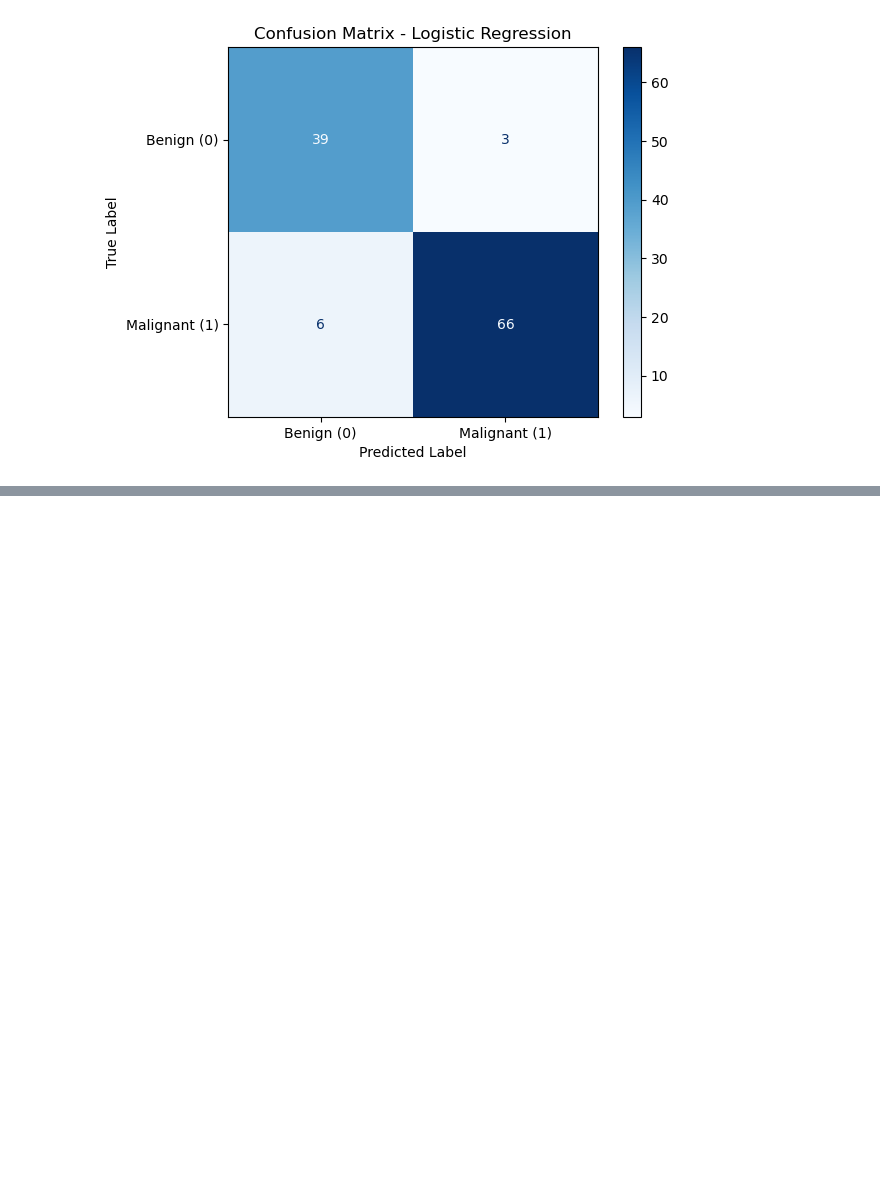
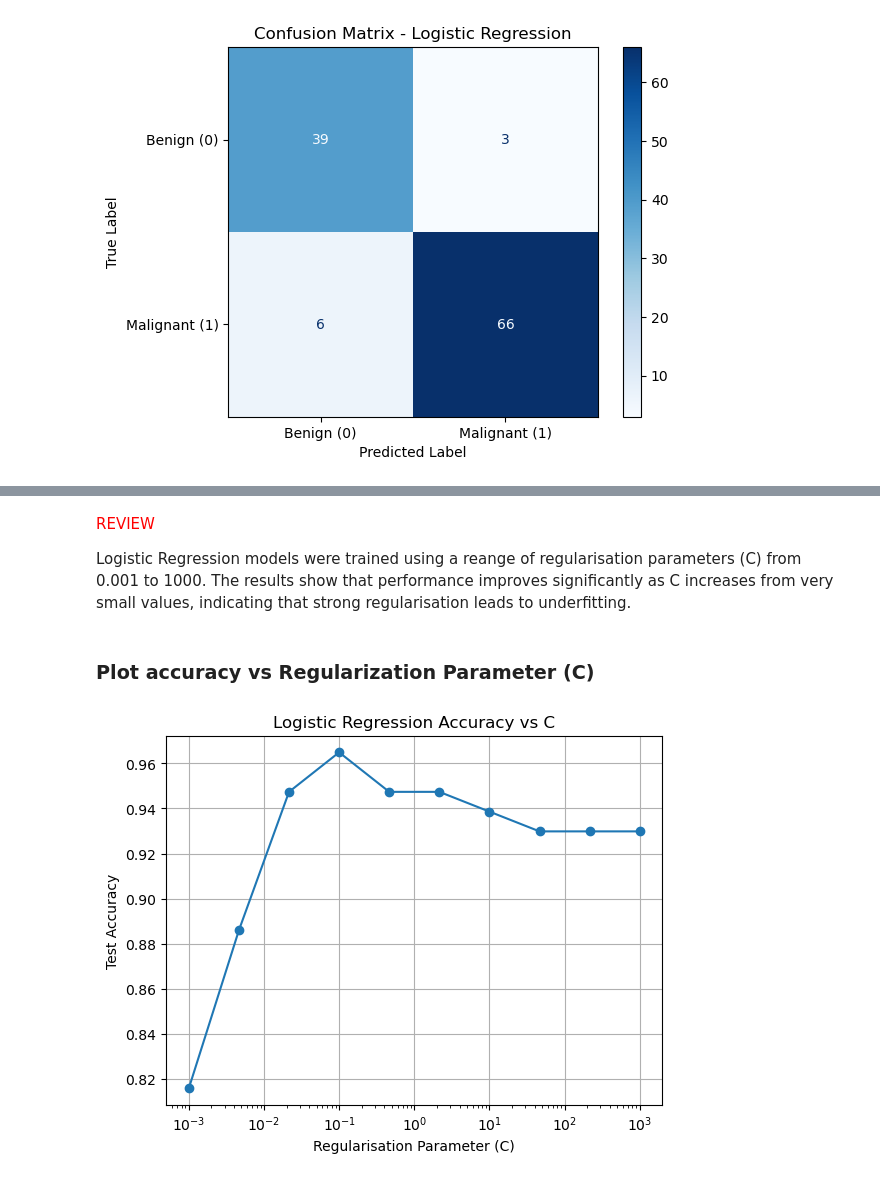
Before and after one commit to Joaomuianga/ML-team-collaboration, a Jupyter notebook: 2_SupervisedLearning/notebooks/Team11_SupervisedLearning_Notebook.ipynb, the cells around one changed output, grey strips where cells are left out. Cells and saved outputs as stored; diff of their text form; code cells hidden in the pictures; blank space fills up the shorter version.

```diff
--- a/2_SupervisedLearning/notebooks/Team11_SupervisedLearning_Notebook.ipynb
+++ b/2_SupervisedLearning/notebooks/Team11_SupervisedLearning_Notebook.ipynb
@@ -573,0 +593,16 @@ The model demonstrates strong predictive capability and is well-suited for class
+# %%
+C_values = np.logspace(-3, 3, 10)
+accuracies_lr = []
+
+for C in C_values:
+
+    lr = LogisticRegression(C=C, max_iter=1000)
+
+    lr.fit(X_train, y_train)
+
+    y_pred = lr.predict(X_test)
+    acc = accuracy_score(y_test, y_pred)
+
+    accuracies_lr.append(acc)
+
+    print(f"C = {C:.4f} | Test Accuracy = {acc:.4f}")
@@ -573,0 +620,21 @@ The model demonstrates strong predictive capability and is well-suited for class
+# %% [markdown]
+<font color=red>REVIEW</font>
+
+Logistic Regression models were trained using a reange of regularisation parameters (C) from 0.001 to 1000. The results show that performance improves significantly as C increases from very small values, indicating that strong regularisation leads to underfitting.
+# %% [markdown]
+### Plot accuracy vs Regularization Parameter (C)
+# %%
+plt.figure()
+plt.plot(C_values, accuracies_lr, marker='o')
+
+# log scale for C
+plt.xscale('log')
+
+plt.xlabel("Regularisation Parameter (C)")
+plt.ylabel("Test Accuracy")
+plt.title("Logistic Regression Accuracy vs C")
+
+plt.grid()
+plt.show()
+# %% [output]
+[figure, added]
```
Also changed, not shown: parts of 58 cells of this notebook.
